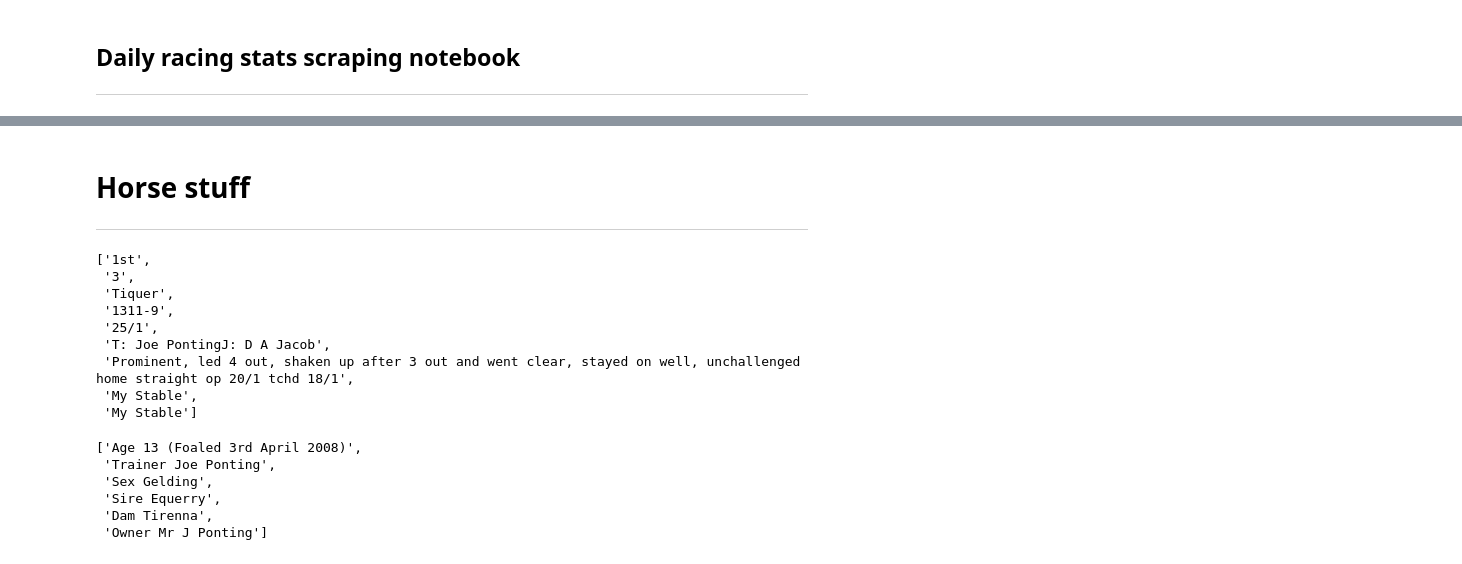
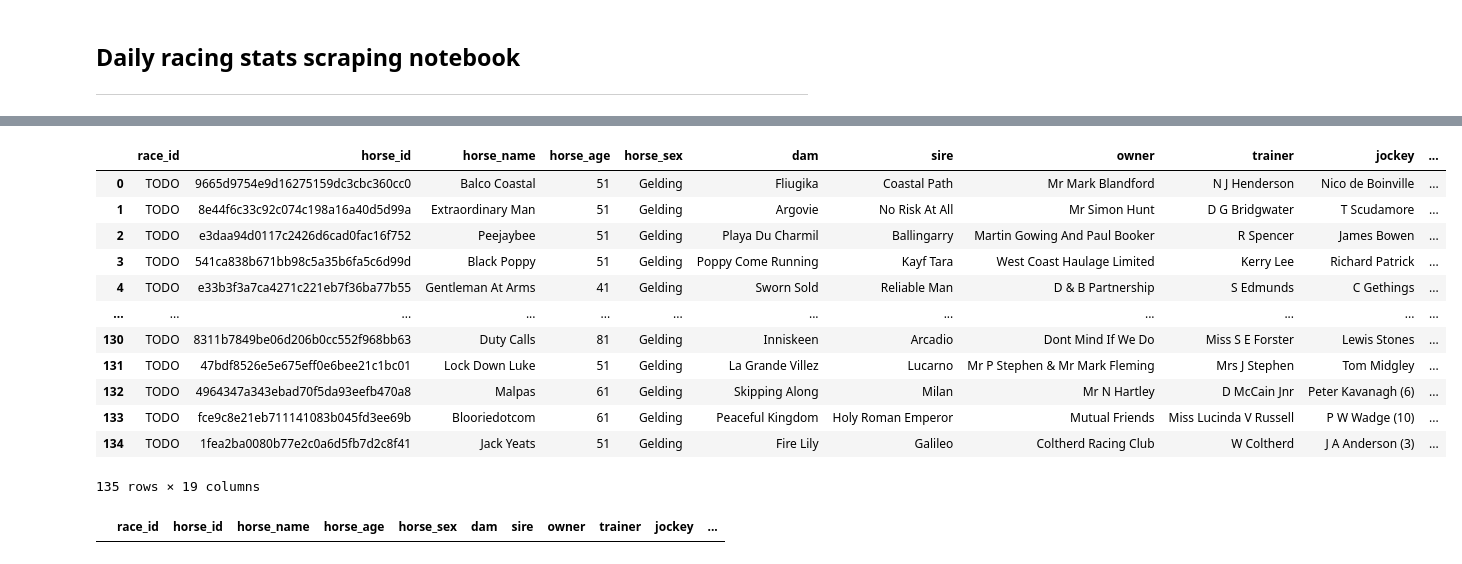
Before and after one commit to jmjpickard/bloodstock_tracker, a Jupyter notebook: notebooks/analysis/daily_racing_stats.ipynb, the cells around one changed output, grey strips where cells are left out. Drawn from its saved outputs; the diff is of its cells as text; code cells hidden in the pictures.

Commit message:
added Horse class in daily stats

```diff
--- a/notebooks/analysis/daily_racing_stats.ipynb
+++ b/notebooks/analysis/daily_racing_stats.ipynb
@@ -58,6 +59,7 @@ horse_cols = [
     "trainer",
     "jockey",
     "weight",
+    "sp",
     "position",
     "beaten_by",
     "winnings",
@@ -211,6 +296,7 @@ race_selectors = ["span[class^='Race__RaceTime-sc-16yubq3-1']",
                   "div[class^='FutureRace__RaceDetailsContainer-sc-1yen8s9-1']"] # this gives impression of clicking on different parts of the race button
 
 for i in range(0, num_races):
+    # First get info for the race itself
     timeout = 10
     idx = random.randint(0,2)
     WebDriverWait(browser, timeout).until(EC.visibility_of_element_located((By.CSS_SELECTOR, race_selectors[idx])))
@@ -222,6 +308,19 @@ for i in range(0, num_races):
     new_race = Race(browser)
     new_race.get_race_info()
     race_df = new_race.add_to_df(race_df)
+
+    # Now get info for each runner in the race
+    num_runners = len(browser.find_elements(By.CSS_SELECTOR, "div[class^='ResultRunner__StyledResultRunner']") )
+    for runs_idx in range(0, num_runners):
+        browser.refresh()
+        time.sleep(float(decimal.Decimal(random.randrange(100, 200))/100))
+        runner = browser.find_elements(By.CSS_SELECTOR, "div[class^='ResultRunner__StyledResultRunner']")[runs_idx]
+        runner_info = runner.text.split('\n')
+        horse = Horse(browser)
+        horse.get_runner_info(runner_info)
+        horse.get_breeding_info()
+        horse_df = horse.add_to_df(horse_df)
+
     browser.back()
     time.sleep(float(decimal.Decimal(random.randrange(500, 1200))/100))
     print(f'{i+1}/{num_races}')
@@ -271,19 +348,0 @@ Name: winning_time, dtype: float64
-# %% [markdown]
-# Horse stuff
-
-***
-# %%
-# get the list of runners in results page
-runners = browser.find_elements(By.CSS_SELECTOR, "div[class^='ResultRunner__StyledResultRunner']")
-
-runners[0].text.split('\n')
-# %% [output]
-['1st',
- '3',
- 'Tiquer',
- '1311-9',
- '25/1',
- 'T: Joe PontingJ: D A Jacob',
- 'Prominent, led 4 out, shaken up after 3 out and went clear, stayed on well, unchallenged home straight op 20/1 tchd 18/1',
- 'My Stable',
- 'My Stable']
@@ -296,10 +349,20 @@ if len(selectedHorse) > 0:
-# %%
-# get breeding info for the horse
-browser.find_elements(By.CSS_SELECTOR, "table[class^='Header__DataTable']")[0].text.split('\n')
-# %% [output]
-['Age 13 (Foaled 3rd April 2008)',
- 'Trainer Joe Ponting',
- 'Sex Gelding',
- 'Sire Equerry',
- 'Dam Tirenna',
- 'Owner Mr J Ponting']
+# %%
+horse_df
+# %% [output]
+|  | race_id | horse_id | horse_name | horse_age | horse_sex | dam | sire | owner | trainer | jockey | ... |
+| 0 | TODO | 9665d9754e9d16275159dc3cbc360cc0 | Balco Coastal | 51 | Gelding | Fliugika | Coastal Path | Mr Mark Blandford | N J Henderson | Nico de Boinville | ... |
+| 1 | TODO | 8e44f6c33c92c074c198a16a40d5d99a | Extraordinary Man | 51 | Gelding | Argovie | No Risk At All | Mr Simon Hunt | D G Bridgwater | T Scudamore | ... |
+| 2 | TODO | e3daa94d0117c2426d6cad0fac16f752 | Peejaybee | 51 | Gelding | Playa Du Charmil | Ballingarry | Martin Gowing And Paul Booker | R Spencer | James Bowen | ... |
+| 3 | TODO | 541ca838b671bb98c5a35b6fa5c6d99d | Black Poppy | 51 | Gelding | Poppy Come Running | Kayf Tara | West Coast Haulage Limited | Kerry Lee | Richard Patrick | ... |
+| 4 | TODO | e33b3f3a7ca4271c221eb7f36ba77b55 | Gentleman At Arms | 41 | Gelding | Sworn Sold | Reliable Man | D & B Partnership | S Edmunds | C Gethings | ... |
+| ... | ... | ... | ... | ... | ... | ... | ... | ... | ... | ... | ... |
+| 130 | TODO | 8311b7849be06d206b0cc552f968bb63 | Duty Calls | 81 | Gelding | Inniskeen | Arcadio | Dont Mind If We Do | Miss S E Forster | Lewis Stones | ... |
+| 131 | TODO | 47bdf8526e5e675eff0e6bee21c1bc01 | Lock Down Luke | 51 | Gelding | La Grande Villez | Lucarno | Mr P Stephen & Mr Mark Fleming | Mrs J Stephen | Tom Midgley | ... |
+| 132 | TODO | 4964347a343ebad70f5da93eefb470a8 | Malpas | 61 | Gelding | Skipping Along | Milan | Mr N Hartley | D McCain Jnr | Peter Kavanagh (6) | ... |
+| 133 | TODO | fce9c8e21eb711141083b045fd3ee69b | Blooriedotcom | 61 | Gelding | Peaceful Kingdom | Holy Roman Emperor | Mutual Friends | Miss Lucinda V Russell | P W Wadge (10) | ... |
+| 134 | TODO | 1fea2ba0080b77e2c0a6d5fb7d2c8f41 | Jack Yeats | 51 | Gelding | Fire Lily | Galileo | Coltherd Racing Club | W Coltherd | J A Anderson (3) | ... |
+135 rows × 19 columns
+# %%
+horse_df
+# %% [output]
+|  | race_id | horse_id | horse_name | horse_age | horse_sex | dam | sire | owner | trainer | jockey | ... |
```
Also changed, not shown: parts of 7 cells of this notebook.
